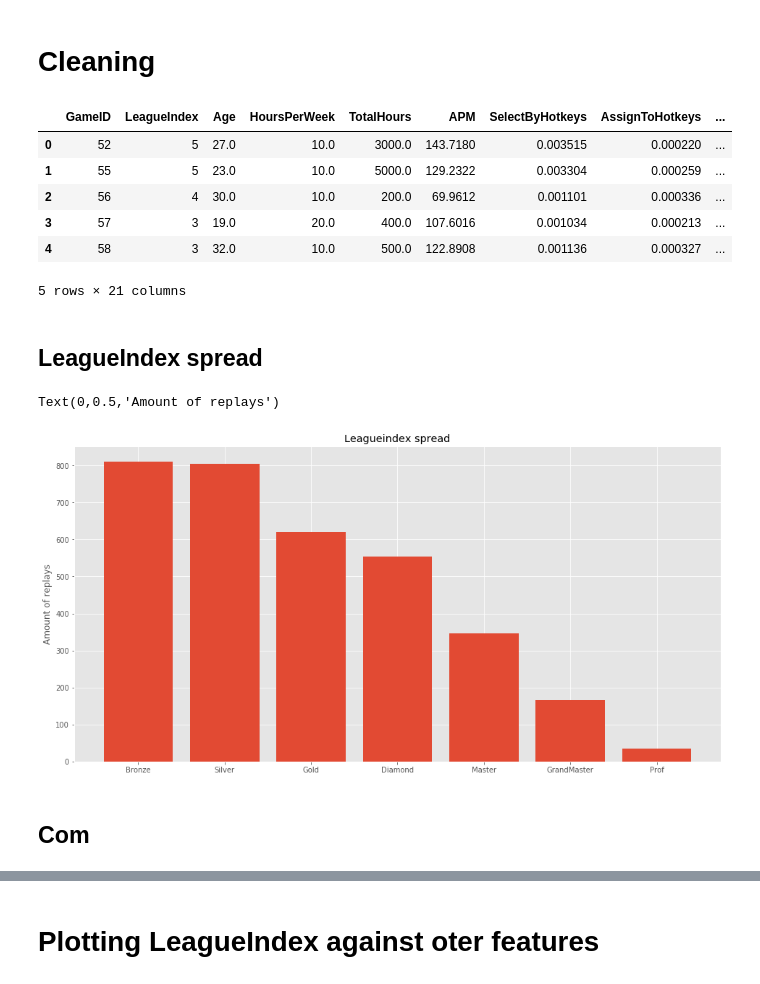
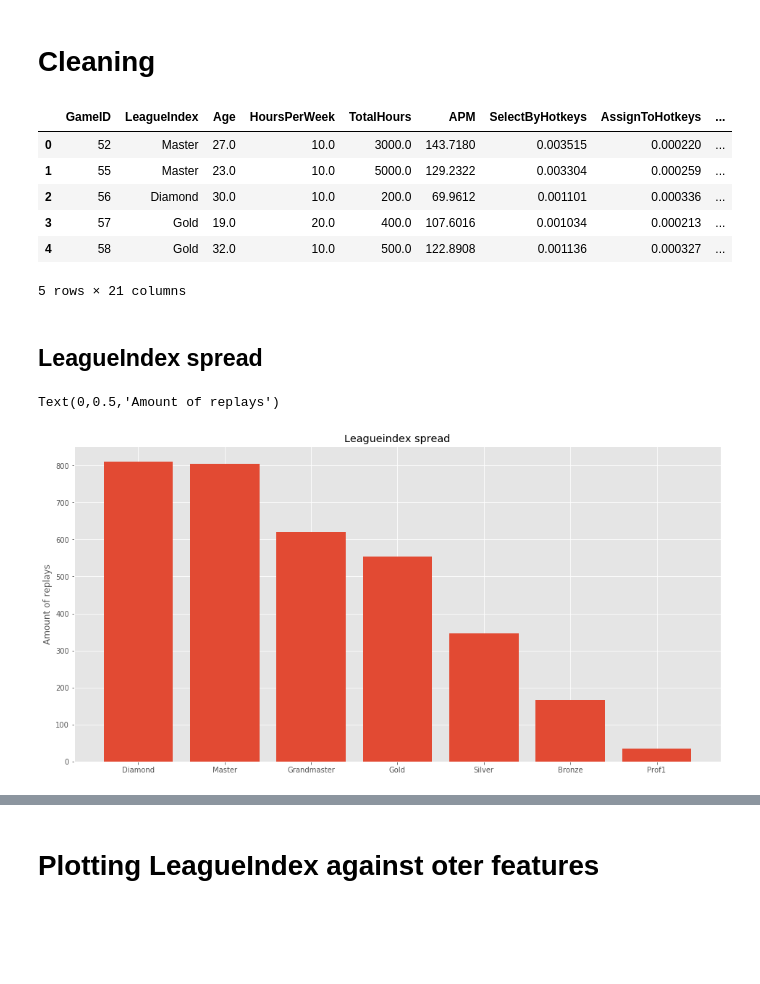
Before and after one commit to SanderVanAndel/ADS-MachineLearning, a Jupyter notebook: Discovery.ipynb, the cells around one changed output, grey strips where cells are left out. Saved outputs shown, nothing was run; the diff lists cells and outputs as text; code cells hidden in the pictures; blank space fills up the shorter version.

Commit message:
fixed some issue with bar plots, combined leagues

```diff
--- a/Discovery.ipynb
+++ b/Discovery.ipynb
@@ -35,41 +35,48 @@ replays.dropna(inplace=True)
 replays.isnull().values.any()
 
 # Replacing league numbers with string
-# leagues = {c
-#         1: "Bronze",
-#         2: "Silver",
-#         3: "Gold",
-#         4: "Diaond",
-#         5: "Master",
-#         6: "Grandmaster",
-#         7: "Prof1",
-#         8: "Prof2",
-#     }
-# replays['LeagueIndex'] = replays['LeagueIndex'].apply(lambda x: leagues.get(x))
+leagues = {
+        1: "Bronze",
+        2: "Silver",
+        3: "Gold",
+        4: "Diamond",
+        5: "Master",
+        6: "Grandmaster",
+        7: "Prof1",
+        8: "Prof2",
+    }
+replays['LeagueIndex'] = replays['LeagueIndex'].apply(lambda x: leagues.get(x))
+
+leagueIndexOrderList = ['Bronze', 'Silver', 'Gold', 'Diamond', 'Master', 'GrandMaster', 'Prof']
+replays.reindex(leagueIndexOrderList)
+
 replays.head()
 # %% [output]
 |  | GameID | LeagueIndex | Age | HoursPerWeek | TotalHours | APM | SelectByHotkeys | AssignToHotkeys | ... |
-| 0 | 52 | 5 | 27.0 | 10.0 | 3000.0 | 143.7180 | 0.003515 | 0.000220 | ... |
-| 1 | 55 | 5 | 23.0 | 10.0 | 5000.0 | 129.2322 | 0.003304 | 0.000259 | ... |
-| 2 | 56 | 4 | 30.0 | 10.0 | 200.0 | 69.9612 | 0.001101 | 0.000336 | ... |
-| 3 | 57 | 3 | 19.0 | 20.0 | 400.0 | 107.6016 | 0.001034 | 0.000213 | ... |
-| 4 | 58 | 3 | 32.0 | 10.0 | 500.0 | 122.8908 | 0.001136 | 0.000327 | ... |
+| 0 | 52 | Master | 27.0 | 10.0 | 3000.0 | 143.7180 | 0.003515 | 0.000220 | ... |
+| 1 | 55 | Master | 23.0 | 10.0 | 5000.0 | 129.2322 | 0.003304 | 0.000259 | ... |
+| 2 | 56 | Diamond | 30.0 | 10.0 | 200.0 | 69.9612 | 0.001101 | 0.000336 | ... |
+| 3 | 57 | Gold | 19.0 | 20.0 | 400.0 | 107.6016 | 0.001034 | 0.000213 | ... |
+| 4 | 58 | Gold | 32.0 | 10.0 | 500.0 | 122.8908 | 0.001136 | 0.000327 | ... |
 5 rows × 21 columns
 # %% [markdown]
 ## LeagueIndex spread
 # %%
 plt.figure(figsize=(16, 8));
-labels = ('Bronze', 'Silver', 'Gold', 'Diamond', 'Master', 'GrandMaster', 'Prof')
-values = replays.LeagueIndex
+
+leagueCounts = replays['LeagueIndex'].value_counts()
+
+labels = leagueCounts.index.values.tolist()
 y_pos = np.arange(len(labels))
 
-plt.bar(y_pos, replays['LeagueIndex'].value_counts().tolist(), align='center', alpha=1)
+# print(leagueCounts)
+# print(replays.groupby('LeagueIndex').count())
+
+plt.bar(y_pos, leagueCounts, align='center', alpha=1)
 plt.xticks(y_pos, labels)
 
 plt.title('Leagueindex spread')
 plt.ylabel('Amount of replays')
 # %% [output]
 Text(0,0.5,'Amount of replays')
-[figure, old version]
+[figure, new version]
-# %% [markdown]
-## Com
```
Also changed, not shown: parts of 3 cells of this notebook.
